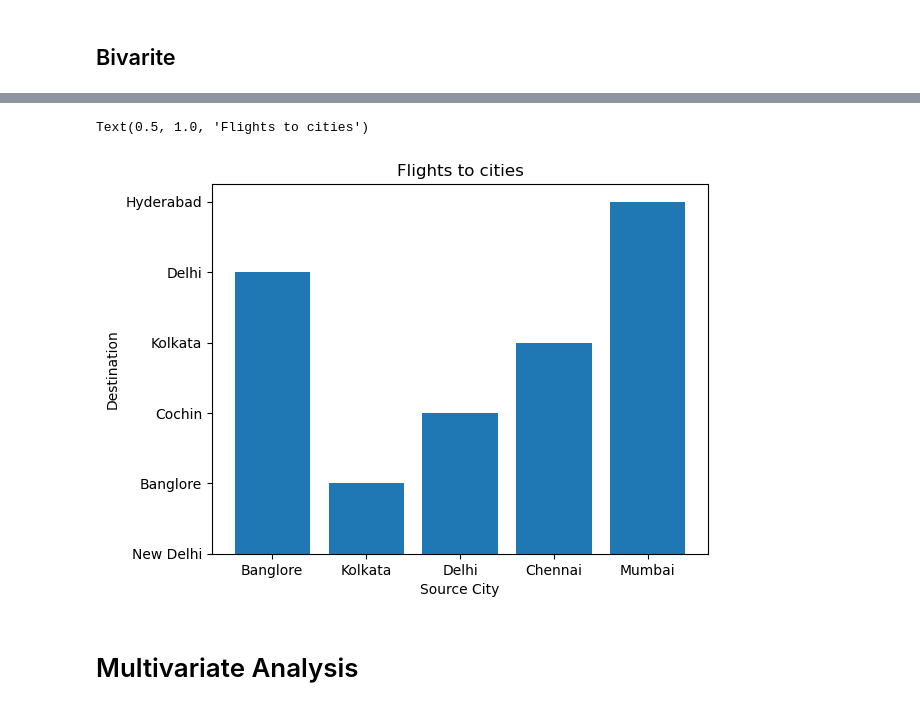
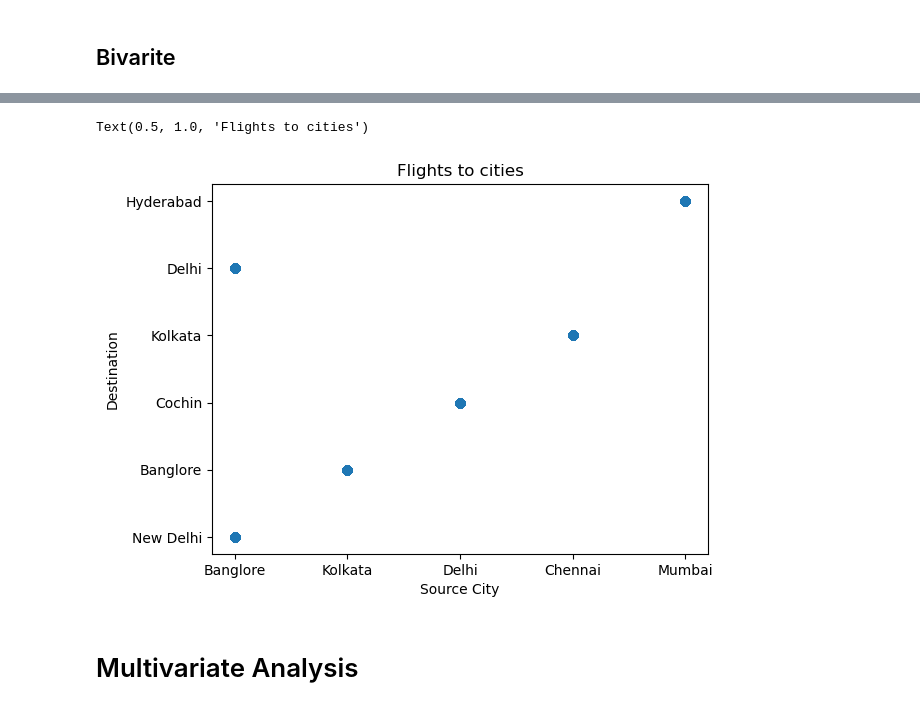
Before and after one commit to Bubllo/Applied_Data_Science_Project, a Jupyter notebook: Flight Price Prediction .ipynb, the cells around one changed output, grey strips where cells are left out. Cells and saved outputs as stored; diff of their text form; code cells hidden in the pictures.

```diff
--- a/Flight Price Prediction .ipynb
+++ b/Flight Price Prediction .ipynb
@@ -117,11 +133,11 @@ sns.distplot(data.Price)
 # %%
-plt.bar(data['Source'],data['Destination'])
+plt.scatter(data['Source'],data['Destination'])
 plt.xlabel('Source City')
 plt.ylabel('Destination')
 plt.title("Flights to cities")
 # %% [output]
 Text(0.5, 1.0, 'Flights to cities')
-[figure, old version]
+[figure, new version]
 # %% [markdown]
 # Multivariate Analysis
 # %%
```
Also changed, not shown: parts of 28 cells of this notebook.
